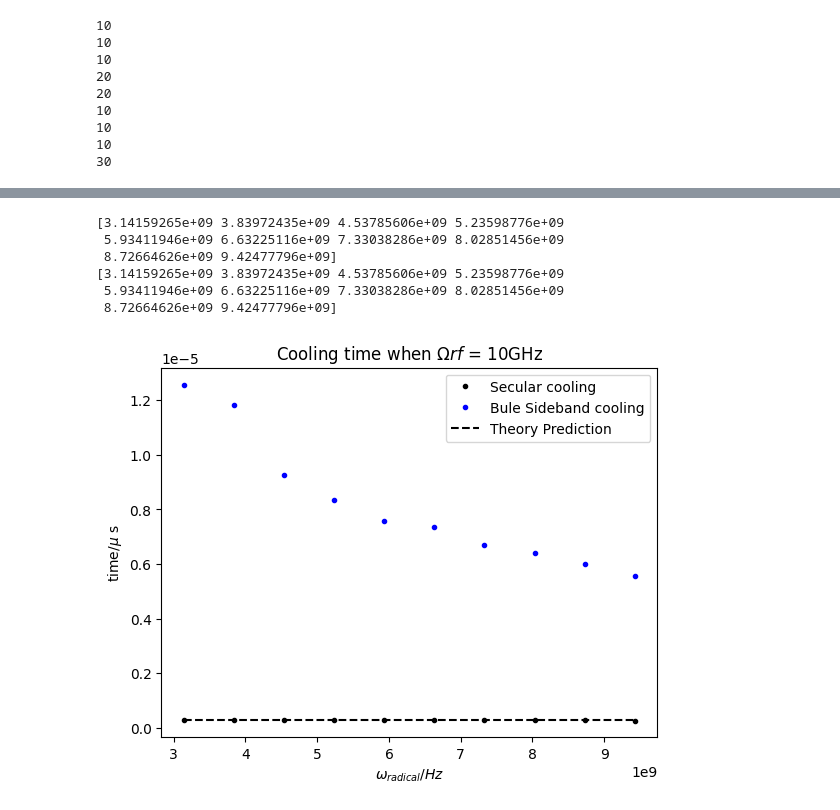
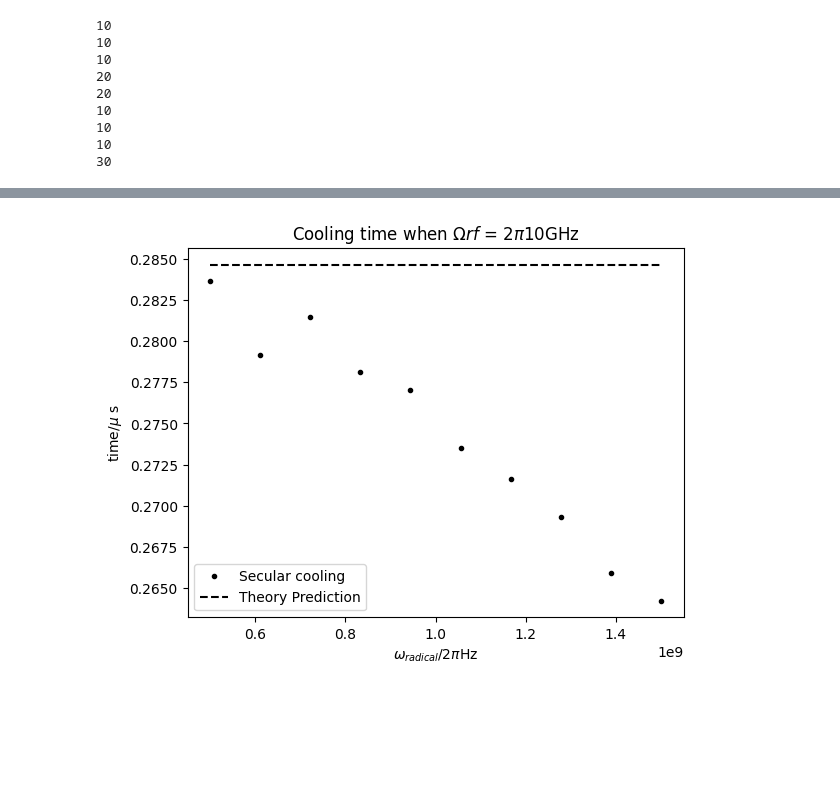
Before and after one commit to yuqian15/electron_micromotion_cooling, a Jupyter notebook: Result.ipynb, the cells around one changed output, grey strips where cells are left out. Cells and saved outputs as stored; diff of their text form; code cells hidden in the pictures; blank space fills up the shorter version.

```diff
--- a/Result.ipynb
+++ b/Result.ipynb
@@ -256,7 +256,7 @@ plt.show()
 # %%
 import numpy as np
 
-f = open('Code/Results/Results, Blue, 20 micro, keep: Wrf.csv', 'r')
+f = open('Code/Results/Results_Blue_20_micro_keep_Wrf.csv', 'r')
 # read each line, split the data wherever there's a blank space,
 # and convert the values to floats
 
@@ -277,7 +277,7 @@ Blue_20_keep_wrf_wrf = Blue_20_keep_wrf[:len(Blue_20_keep_wrf)//3]
 Blue_20_keep_wrf_time = Blue_20_keep_wrf[len(Blue_20_keep_wrf)//3:len(Blue_20_keep_wrf)//3 * 2]
 
 
-f = open('Code/Results/Results, Blue, 20 micro, keep: Wradial.csv', 'r')
+f = open('Code/Results/Results_Blue_20_micro_keep_Wradial.csv', 'r')
 # read each line, split the data wherever there's a blank space,
 # and convert the values to floats
 
@@ -298,7 +298,7 @@ Blue_20_keep_wradial_wradial = Blue_20_keep_wradial[:len(Blue_20_keep_wrf)//3]
 Blue_20_keep_wradial_time = Blue_20_keep_wradial[len(Blue_20_keep_wrf)//3:len(Blue_20_keep_wrf)//3  * 2]
 
 
-f = open('Code/Results/Results, Secular, 10 micro, keep: Wradial.csv', 'r')
+f = open('Code/Results/Results_Secular_10_micro_keep_Wradial.csv', 'r')
 # read each line, split the data wherever there's a blank space,
 # and convert the values to floats
 
@@ -319,7 +319,7 @@ Secular_10_keep_wradial_wradial = Secular_10_keep_wradial[:len(Secular_10_keep_w
 Secular_10_keep_wradial_time = Secular_10_keep_wradial[len(Secular_10_keep_wradial)//2:]
 
 
-f = open('Code/Results/Results, Secular, 20 micro, keep: Wrf.csv', 'r')
+f = open('Code/Results/Results_Secular_20_micro_keep_Wrf.csv', 'r')
 # read each line, split the data wherever there's a blank space,
 # and convert the values to floats
 
@@ -352,43 +427,21 @@ Secular_20_keep_wrf_time = Secular_20_keep_wrf[len(Secular_20_keep_wrf)//3:len(S
 # %%
 import matplotlib.pylab as plt
-import scipy.optimize as fitter
 
 deff = 200e-6 # 200 micron
 m = 9.10938297e-31 # 9.10938297e-31 kg
 q = 1.6e-19 # 1.6e-19 C
 TotalTime = 5e-6
 Rp = 5e6
 Q = 2000
 
-print(Secular_20_keep_wrf_wrf)
-print(Blue_20_keep_wrf_wrf)
-
-xdata = Secular_20_keep_wrf_wrf
-ydata = Secular_20_keep_wrf_time
-
-def model(x, a0, a1):
-    return a0 + a1 / x
-
-par0 = np.array([0,1]) # initial guess for parameters
-
-par, cov = fitter.curve_fit(model, xdata, ydata, par0)
-
-plt.plot()
-plt.plot(Secular_20_keep_wrf_wrf, Secular_20_keep_wrf_time, 'k.', label = 'Secular cooling')
-plt.plot(Blue_20_keep_wrf_wrf, Blue_20_keep_wrf_time, 'b.', label = 'Bule Sideband cooling')
-plt.plot(Secular_20_keep_wrf_wrf, m * deff ** 2/ q ** 2/ Rp * np.ones(len(Secular_20_keep_wrf_wrf)), 'k--', label = 'Secular Cooling Theory Prediction')
+plt.plot(Secular_20_keep_wrf_wrf / (2 * np.pi), Secular_20_keep_wrf_time * 1e6, 'k.', label = 'Secular cooling')
+plt.plot(Secular_20_keep_wrf_wrf / (2 * np.pi), m * deff ** 2/ q ** 2/ Rp * np.ones(len(Secular_20_keep_wrf_wrf)) * 1e6, 'k--', label = 'Theory Prediction')
 plt.legend()
 plt.ylabel('time/$\mu$ s')
-plt.xlabel('$\omega_{radical}/Hz$')
-plt.title('Cooling time when $\Omega rf$ = {}GHz'.format(10))
+plt.xlabel('$\omega_{radical}$/2$\pi$Hz')
+plt.title('Cooling time when $\Omega rf$ = 2$\pi${}GHz'.format(10))
 plt.show()
 # %% [output]
-[3.14159265e+09 3.83972435e+09 4.53785606e+09 5.23598776e+09
- 5.93411946e+09 6.63225116e+09 7.33038286e+09 8.02851456e+09
- 8.72664626e+09 9.42477796e+09]
-[3.14159265e+09 3.83972435e+09 4.53785606e+09 5.23598776e+09
- 5.93411946e+09 6.63225116e+09 7.33038286e+09 8.02851456e+09
- 8.72664626e+09 9.42477796e+09]
-[figure, old version]
+[figure, new version]
 # %%
 import matplotlib.pylab as plt
```
Also changed, not shown: parts of 5 cells of this notebook, 22 other files.
